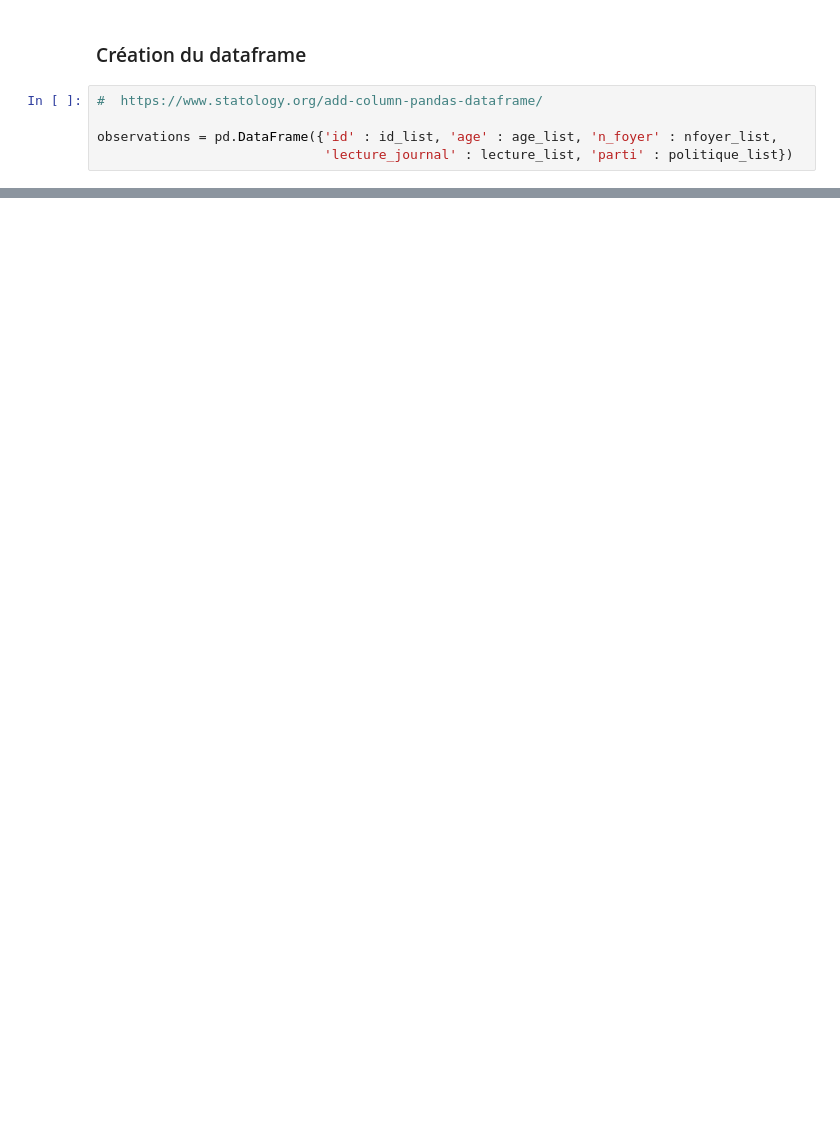
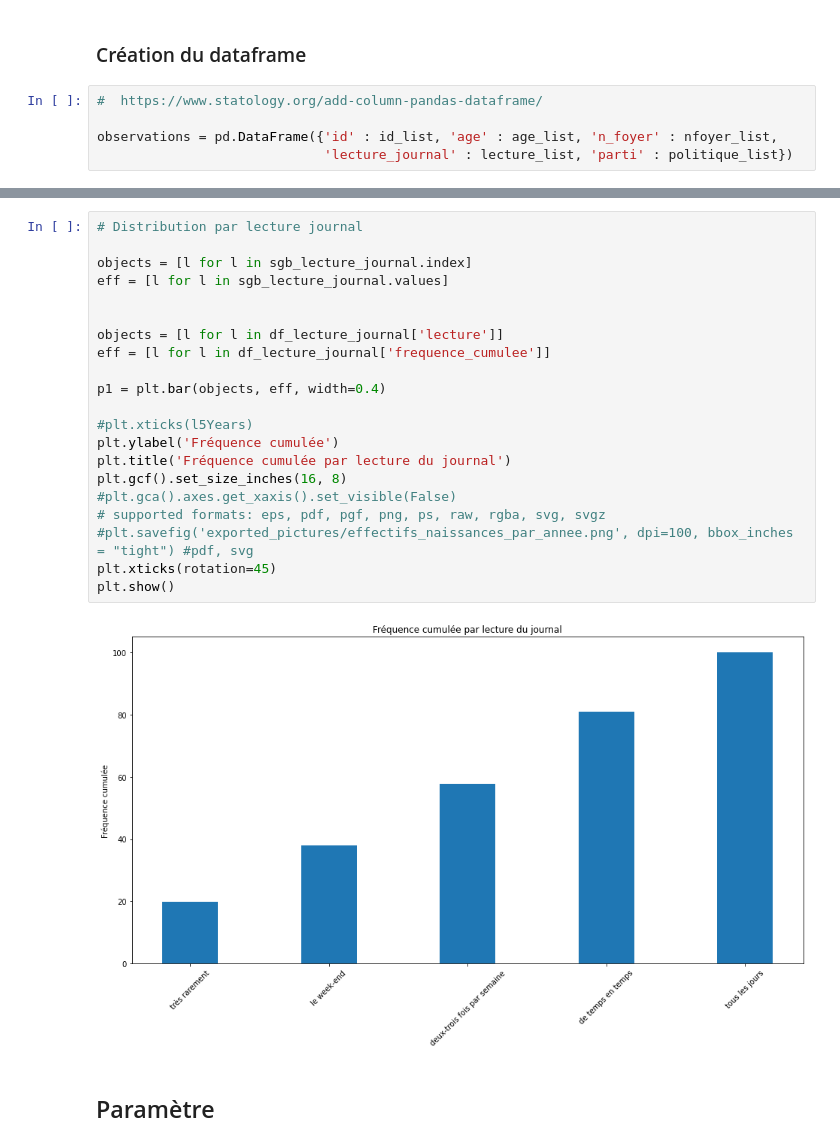
Before and after one commit to Vilgefor/histoire_numerique_methodes, a Jupyter notebook: statistiques_descriptives/elements_statistiques_descriptives.ipynb, the cells around one changed output, grey strips where cells are left out. Cells and saved outputs as stored; diff of their text form; blank space fills up the shorter version.

```diff
--- a/statistiques_descriptives/elements_statistiques_descriptives.ipynb
+++ b/statistiques_descriptives/elements_statistiques_descriptives.ipynb
@@ -98 +320,26 @@ observations.to_csv(path)
+# %%
+# Distribution par lecture journal
+
+objects = [l for l in sgb_lecture_journal.index]
+eff = [l for l in sgb_lecture_journal.values]
+
+
+objects = [l for l in df_lecture_journal['lecture']]
+eff = [l for l in df_lecture_journal['frequence_cumulee']]
+
+p1 = plt.bar(objects, eff, width=0.4)
+
+#plt.xticks(l5Years)
+plt.ylabel('Fréquence cumulée')
+plt.title('Fréquence cumulée par lecture du journal')
+plt.gcf().set_size_inches(16, 8)
+#plt.gca().axes.get_xaxis().set_visible(False)
+# supported formats: eps, pdf, pgf, png, ps, raw, rgba, svg, svgz
+#plt.savefig('exported_pictures/effectifs_naissances_par_annee.png', dpi=100, bbox_inches = "tight") #pdf, svg
+plt.xticks(rotation=45)
+plt.show()
+# %% [output]
+[figure, added]
+# %% [markdown]
+## Paramètre
 # %%
```
Also changed, not shown: parts of 29 cells of this notebook, 2 other files.
